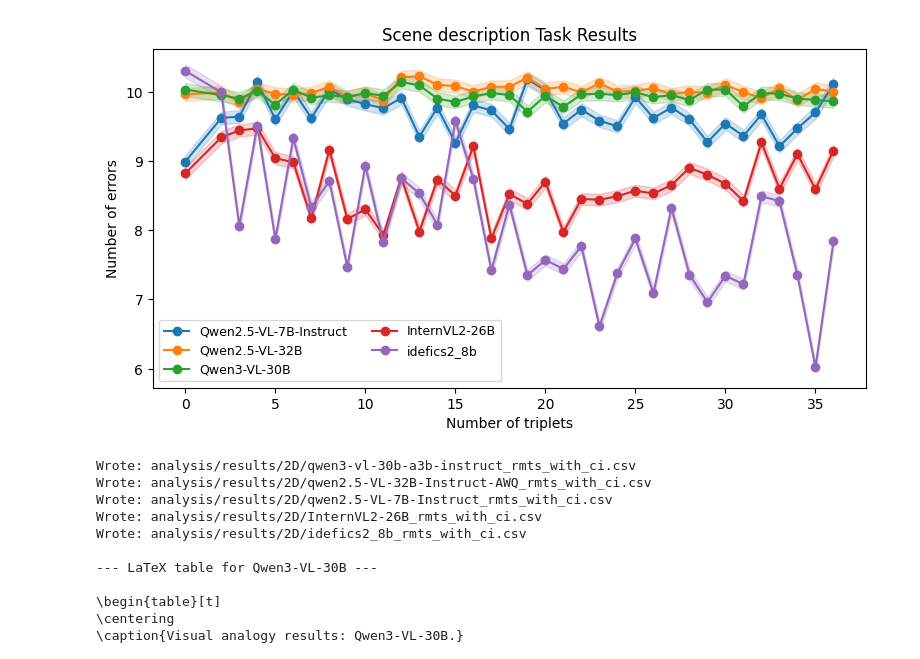
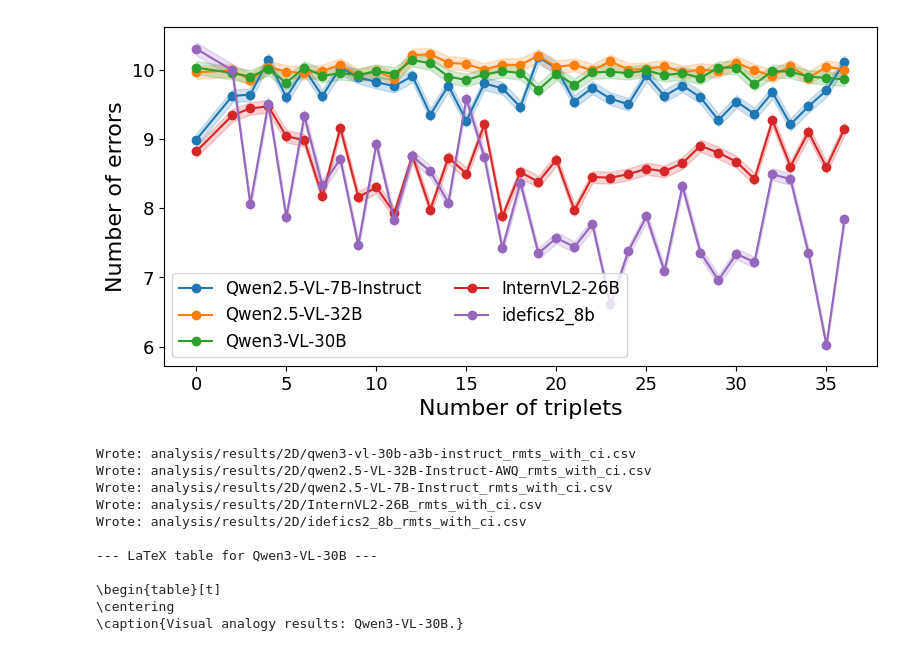
Before and after one commit to kellemNegasi/binding-open-vlm, a Jupyter notebook: Plotter.ipynb, the cells around one changed output. Cells and saved outputs as stored; diff of their text form; code cells hidden in the pictures.

```diff
--- a/Plotter.ipynb
+++ b/Plotter.ipynb
@@ -414,7 +441,12 @@ def add_approx_ci(df, z=1.96):
 # ----------------------------
 # Plot (style like your example)
 # ----------------------------
-def plot_scene_description(dfs, title="Scene description Task Results"):
+def plot_scene_description(dfs):
+    # ---- Font size config ----
+    AXIS_LABEL_FONTSIZE = 16
+    TICK_FONTSIZE = 13
+    LEGEND_FONTSIZE = 12
+
     models = [df["model"].iloc[0] for df in dfs]
     cmap = plt.cm.get_cmap("tab10")
     colors = {m: cmap(i % 10) for i, m in enumerate(models)}
@@ -424,40 +456,54 @@ def plot_scene_description(dfs, title="Scene description Task Results"):
     for df in dfs:
         model = df["model"].iloc[0]
         df = df.sort_values("gt_triplets")
         x = df["gt_triplets"].values
         y = df["mean_errors"].values
         lo = df["ci_low"].values
         hi = df["ci_high"].values
 
-        ax.plot(x, y, marker="o", linewidth=1.5, label=model, color=colors[model])
+        ax.plot(
+            x, y,
+            marker="o",
+            linewidth=1.5,
+            label=model,
+            color=colors[model],
+        )
         ax.fill_between(x, lo, hi, color=colors[model], alpha=0.2)
 
-    ax.set_title(title)
-    ax.set_xlabel("Number of triplets")
-    ax.set_ylabel("Number of errors")
-    ax.legend(frameon=True, fontsize=9, ncol=2)
-    plt.savefig("./analysis/plots/scene_description_tasks.pdf", format="pdf", bbox_inches="tight")
+    # ---- Axis formatting (bigger fonts, no title) ----
+    ax.set_xlabel("Number of triplets", fontsize=AXIS_LABEL_FONTSIZE)
+    ax.set_ylabel("Number of errors", fontsize=AXIS_LABEL_FONTSIZE)
+    ax.tick_params(axis="both", labelsize=TICK_FONTSIZE)
+
+    ax.legend(frameon=True, fontsize=LEGEND_FONTSIZE, ncol=2)
+
+    plt.savefig(
+        "./analysis/final_reports/scene_description_tasks_2D.pdf",
+        format="pdf",
+        bbox_inches="tight"
+    )
     plt.show()
+
 
 
 # ----------------------------
 # Paths (same folder you used before)
 # ----------------------------
 BASE = Path("analysis/results/2D")
 model_paths = {
     "Qwen2.5-VL-7B-Instruct": BASE / "qwen2.5-VL-7B-Instruct_scene_description.csv",
     "Qwen2.5-VL-32B": BASE / "qwen2.5-VL-32B-Instruct-AWQ_scene_description.csv",
     "Qwen3-VL-30B": BASE / "qwen3-vl-30b-a3b-instruct_scene_description.csv",
     "InternVL2-26B": BASE / "InternVL2-26B_scene_description.csv",
     "idefics2_8b": BASE / "idefics2_8b_scene_description.csv",
 }
 
 all_dfs = [add_approx_ci(load_scene_desc(path, name)) for name, path in model_paths.items()]
 
 # NOTE: shaded bands are approximate unless you have per-trial error distributions
 plot_scene_description(all_dfs)
 # %% [output]
-[figure, old version]
+[figure, new version]
 # %%
 import pandas as pd
 import numpy as np
```
Also changed, not shown: parts of 8 cells of this notebook, 11 other files.
